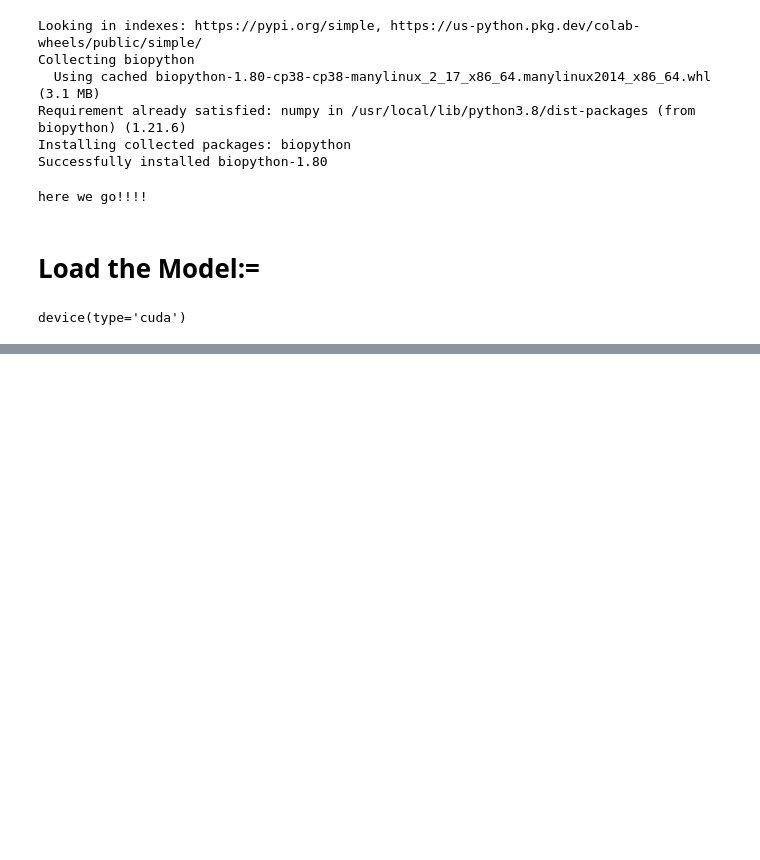
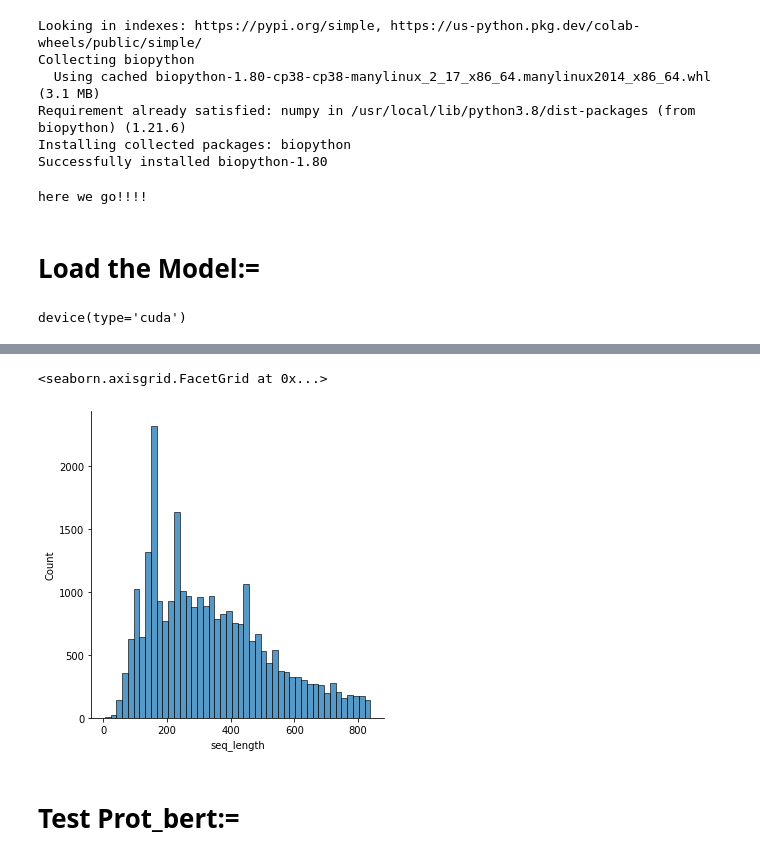
Before and after one commit to mohmaed7777/Novozymes-Enzyme-Stability-Prediction, a Jupyter notebook: Novozymes_EDA.ipynb, the cells around one changed output, grey strips where cells are left out. Cells and saved outputs as stored; diff of their text form; code cells hidden in the pictures; blank space fills up the shorter version.

```diff
--- a/Novozymes_EDA.ipynb
+++ b/Novozymes_EDA.ipynb
@@ -374,0 +383,5 @@ test = pd.read_csv('/content/test.csv')
+# %%
+# drop too long sequnces:
+train_long_id = train[train['seq_length'] > 838].index
+train = train.drop(train.index[train_long_id], axis=0)
+train = train.reset_index(drop=True)
@@ -374,0 +397,7 @@ test = pd.read_csv('/content/test.csv')
+# %%
+sns.displot(train['seq_length'])
+# %% [output]
+<seaborn.axisgrid.FacetGrid at 0x...>
+[figure, added]
+# %% [markdown]
+# **Test Prot_bert:=**
```
Also changed, not shown: parts of 21 cells of this notebook.
